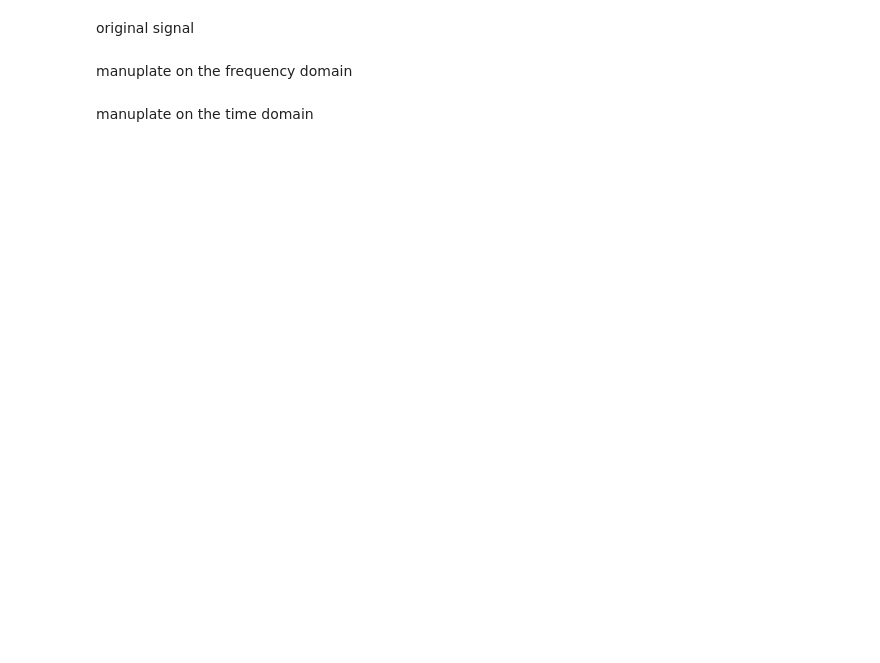
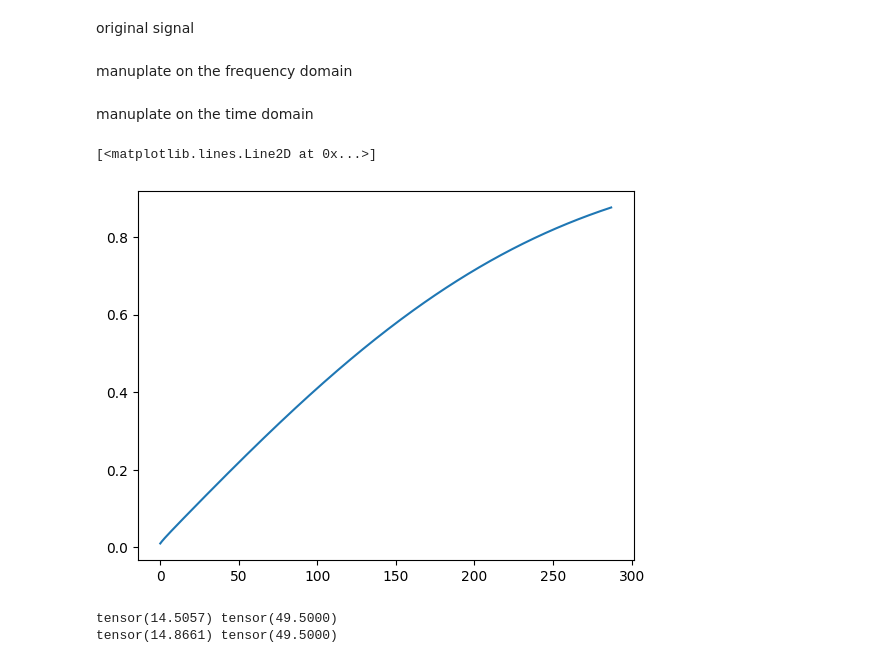
Before and after one commit to WillWang1113/Moving-Average-Diffusion, a Jupyter notebook: notebooks/test.ipynb, the cells around one changed output. Saved outputs shown, nothing was run; the diff lists cells and outputs as text; code cells hidden in the pictures; blank space fills up the shorter version.

```diff
--- a/notebooks/test.ipynb
+++ b/notebooks/test.ipynb
@@ -401,0 +389,23 @@ df.to_csv('../dataset/MFRED_clean.csv', index=False)
+# %%
+import torch
+from src.utils.schedule import linear_schedule, cosine_schedule
+import matplotlib.pyplot as plt
+
+_,_,_,a = linear_schedule(1e-4, 1e-2, 288)
+plt.plot(a)
+# %% [output]
+[<matplotlib.lines.Line2D at 0x...>]
+[figure, added]
+# %%
+import torch
+
+ks = 50
+a = torch.arange(100).float()
+a_std, a_mean = torch.std_mean(a)
+print(a_std * (len(a)-ks)/len(a), a_mean)
+a = torch.nn.functional.avg_pool1d(a.reshape(1,1,-1), ks,1)
+a_std, a_mean = torch.std_mean(a)
+print(a_std, a_mean)
+# %% [output]
+tensor(14.5057) tensor(49.5000)
+tensor(14.8661) tensor(49.5000)
```
Also changed, not shown: parts of 1 cell of this notebook.
